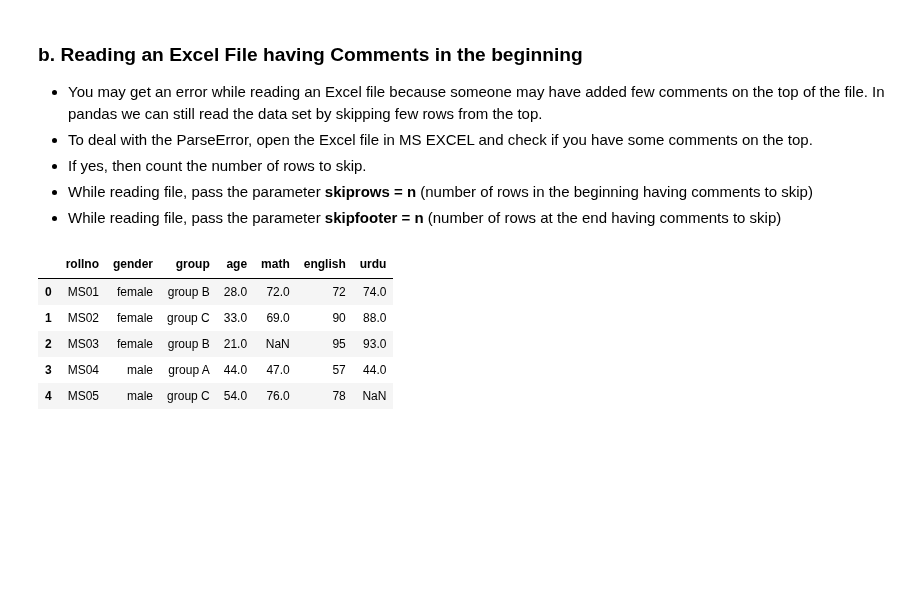
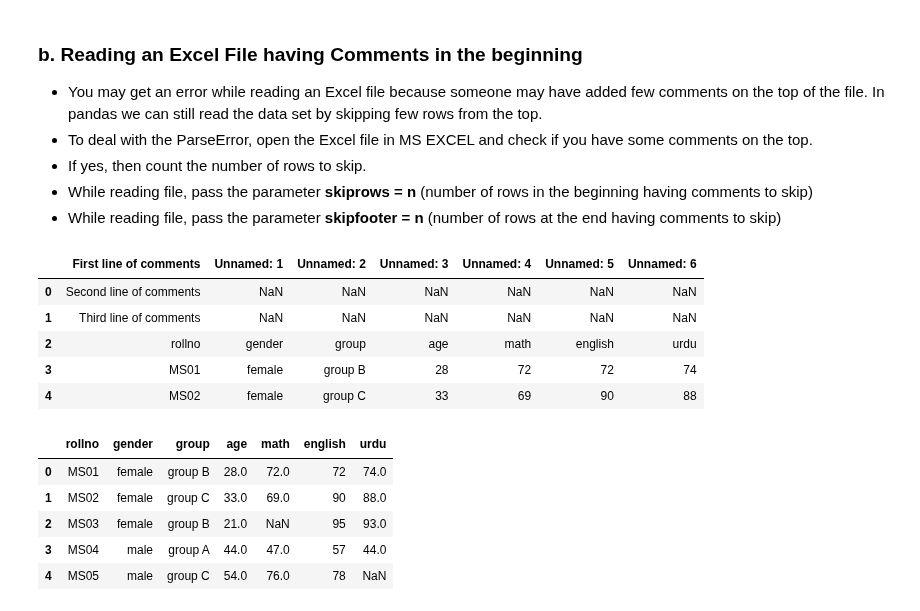
Before and after one commit to tayyabsarfraz/Introduction-to-Data-Analyst-and-Data-Science, a Jupyter notebook: Module no 02- Python for Data Scientists/02 - Pandas for Data Scientists/Lec-2.13(Pandas-04-IO-with-CSV-EXCEL-and-JSON-Files).ipynb, the cells around one changed output. Saved outputs shown, nothing was run; the diff lists cells and outputs as text; code cells hidden in the pictures; blank space fills up the shorter version.

```diff
--- a/Module no 02- Python for Data Scientists/02 - Pandas for Data Scientists/Lec-2.13(Pandas-04-IO-with-CSV-EXCEL-and-JSON-Files).ipynb
+++ b/Module no 02- Python for Data Scientists/02 - Pandas for Data Scientists/Lec-2.13(Pandas-04-IO-with-CSV-EXCEL-and-JSON-Files).ipynb
@@ -524,6 +573,18 @@ df.head()
 - If yes, then count the number of rows to skip.
 - While reading file, pass the parameter **skiprows = n** (number of rows in the beginning having comments to skip)
 - While reading file, pass the parameter **skipfooter = n** (number of rows at the end having comments to skip)
+# %%
+# The following file has three lines of comments in the beginning of the file.
+df = pd.read_excel(io='datasets/classmarkswithcomments.xlsx')
+
+df.head()
+# %% [output]
+|  | First line of comments | Unnamed: 1 | Unnamed: 2 | Unnamed: 3 | Unnamed: 4 | Unnamed: 5 | Unnamed: 6 |
+| 0 | Second line of comments | NaN | NaN | NaN | NaN | NaN | NaN |
+| 1 | Third line of comments | NaN | NaN | NaN | NaN | NaN | NaN |
+| 2 | rollno | gender | group | age | math | english | urdu |
+| 3 | MS01 | female | group B | 28 | 72 | 72 | 74 |
+| 4 | MS02 | female | group C | 33 | 69 | 90 | 88 |
 # %%
 # The following file has three lines of comments in the beginning of the file.
 df = pd.read_excel(io='datasets/classmarkswithcomments.xlsx',skiprows=3)
```
Also changed, not shown: parts of 15 cells of this notebook, 8 other files.
